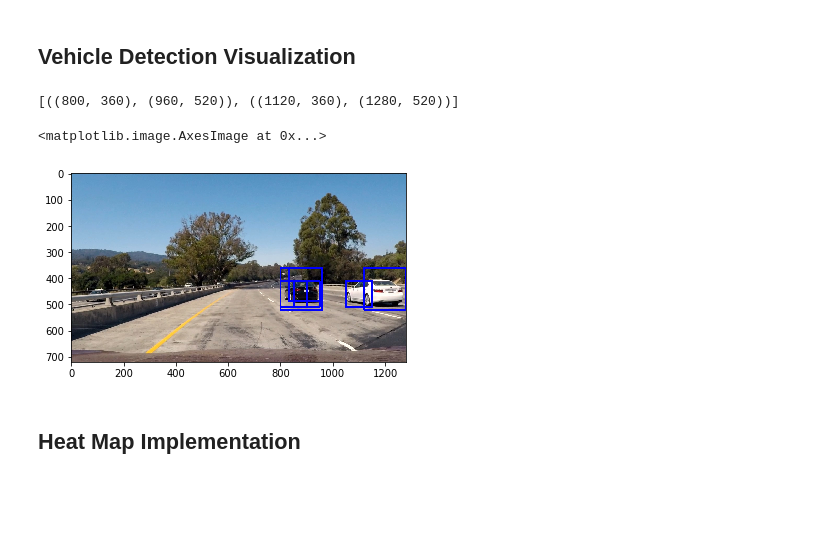
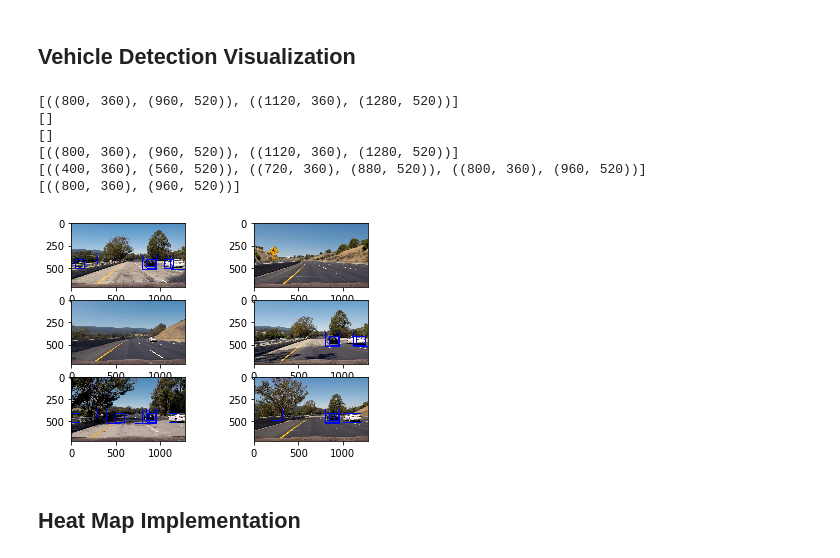
Before and after one commit to baninho/CarND-P5, a Jupyter notebook: P5.ipynb, the cells around one changed output. Drawn from its saved outputs; the diff is of its cells as text; code cells hidden in the pictures; blank space fills up the shorter version.

```diff
--- a/P5.ipynb
+++ b/P5.ipynb
@@ -386,8 +388,8 @@ Feature vector length: 8460
 # %%
 
 # SVC
-parameters = {'kernel':('linear', 'rbf'), 'C':[1, 10]}
-svr = svm.LinearSVC()
+parameters = {'kernel':('linear', 'rbf'), 'C':[0.001, 10]}
+svr = svm.LinearSVC(C = 0.3)
 clf = model_selection.GridSearchCV(svr, parameters) if bGrid else svm.LinearSVC()
 
 # Check the training time for the SVC
@@ -439,34 +441,39 @@ plt.title('Windows to search')
 # %% [markdown]
 ## Vehicle Detection Visualization
 # %%
-img = cv2.imread('./test_images/test1.jpg')[:,:,::-1]
-plt.imshow(img)
+for i in range(1,7):
+    img = cv2.imread('./test_images/test' + str(i) + '.jpg')[:,:,::-1]
 
-window_img = np.copy(img)
+    window_img = np.copy(img)
 
-# normalization
-img = img.astype(np.float32)/np.amax(img)
+    # normalization
+    img = img.astype(np.float32)/np.amax(img)
 
-y_start_stop = [360, 720]
+    y_start_stop = [360, 720]
 
-for y, w in zip(y_start_stops, w_sizes):
-    windows = slide_window(img, x_start_stop=[None, None], y_start_stop=y,
-                        xy_window=w, xy_overlap=(0.5, 0.5))
-    hot_windows = search_windows(img, windows, clf, X_scaler, color_space=color_space,
-                            spatial_size=spatial_size, hist_bins=hist_bins,
-                            orient=orient, pix_per_cell=pix_per_cell,
-                            cell_per_block=cell_per_block,
-                            hog_channel=hog_channel, spatial_feat=spatial_feat,
-                            hist_feat=hist_feat, hog_feat=hog_feat)
+    for y, w in zip(y_start_stops, w_sizes):
+        windows = slide_window(img, x_start_stop=[None, None], y_start_stop=y,
+                            xy_window=w, xy_overlap=(0.5, 0.5))
+        hot_windows = search_windows(img, windows, clf, X_scaler, color_space=color_space,
+                                spatial_size=spatial_size, hist_bins=hist_bins,
+                                orient=orient, pix_per_cell=pix_per_cell,
+                                cell_per_block=cell_per_block,
+                                hog_channel=hog_channel, spatial_feat=spatial_feat,
+                                hist_feat=hist_feat, hog_feat=hog_feat)
 
-    window_img = draw_boxes(window_img, hot_windows, color=(0, 0, 255), thick=6)
+        window_img = draw_boxes(window_img, hot_windows, color=(0, 0, 255), thick=6)
 
-print(hot_windows)
-plt.imshow(window_img)
+    print(hot_windows)
+    plt.subplot(320 + i)
+    plt.imshow(window_img)
 # %% [output]
 [((800, 360), (960, 520)), ((1120, 360), (1280, 520))]
+[]
+[]
+[((800, 360), (960, 520)), ((1120, 360), (1280, 520))]
+[((400, 360), (560, 520)), ((720, 360), (880, 520)), ((800, 360), (960, 520))]
+[((800, 360), (960, 520))]
-<matplotlib.image.AxesImage at 0x...>
-[figure, old version]
+[figure, new version]
 # %% [markdown]
 ## Heat Map Implementation
 # %%
```
Also changed, not shown: parts of 11 cells of this notebook.
